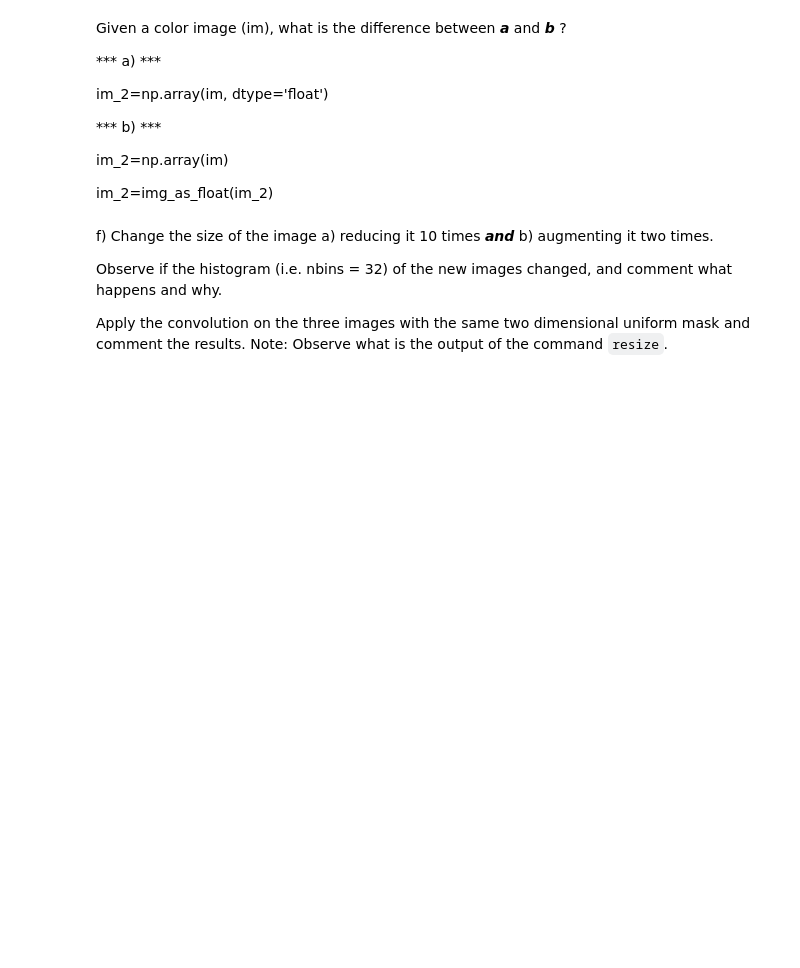
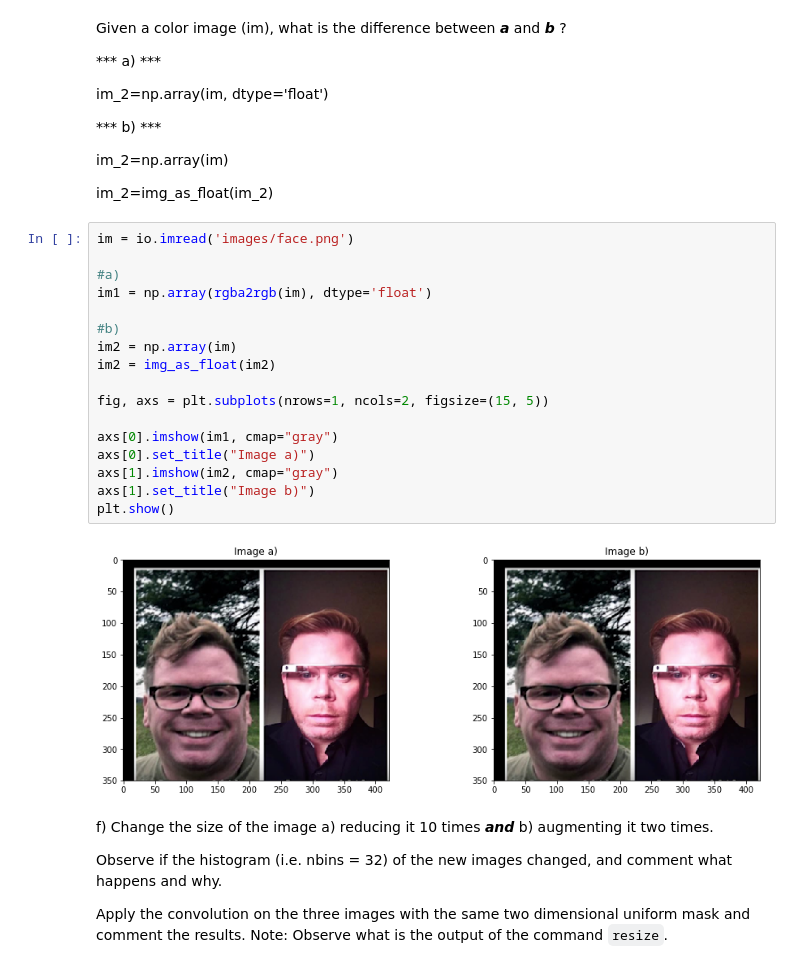
Before and after one commit to thefogui/Practica2Va, a Jupyter notebook: p2.ipynb, the cells around one changed output. Cells and saved outputs as stored; diff of their text form; blank space fills up the shorter version.

```diff
--- a/p2.ipynb
+++ b/p2.ipynb
@@ -201,6 +194,25 @@ im_2=np.array(im)
 
 
 im_2=img_as_float(im_2)
+# %%
+im = io.imread('images/face.png')
+
+#a)
+im1 = np.array(rgba2rgb(im), dtype='float')
+
+#b)
+im2 = np.array(im)
+im2 = img_as_float(im2)
+
+fig, axs = plt.subplots(nrows=1, ncols=2, figsize=(15, 5))
+
+axs[0].imshow(im1, cmap="gray")
+axs[0].set_title("Image a)")
+axs[1].imshow(im2, cmap="gray")
+axs[1].set_title("Image b)")
+plt.show()
+# %% [output]
+[figure, added]
 # %% [markdown]
 f) Change the size of the image a) reducing it 10 times ***and*** b) augmenting it two times.
 
```
Also changed, not shown: parts of 13 cells of this notebook.
